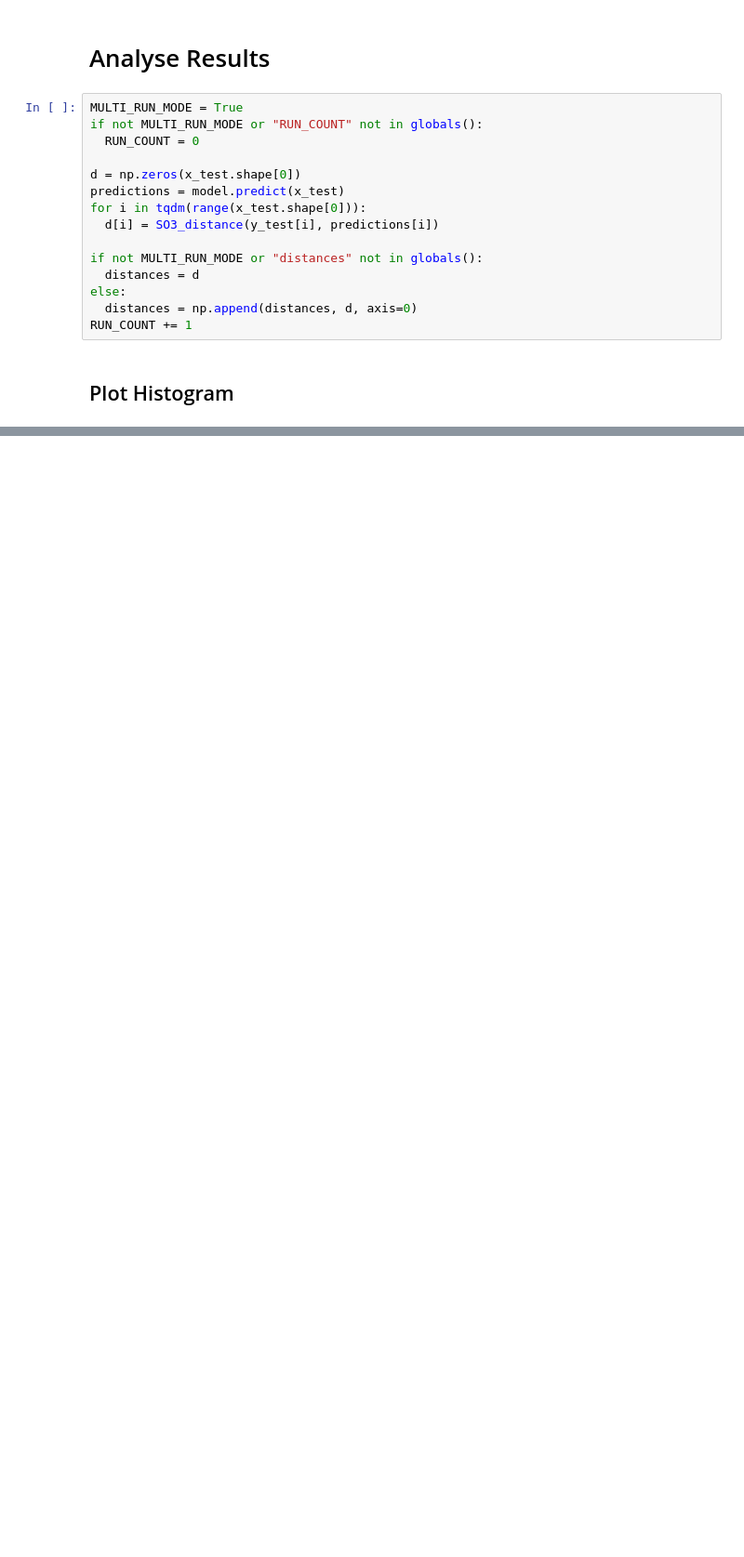
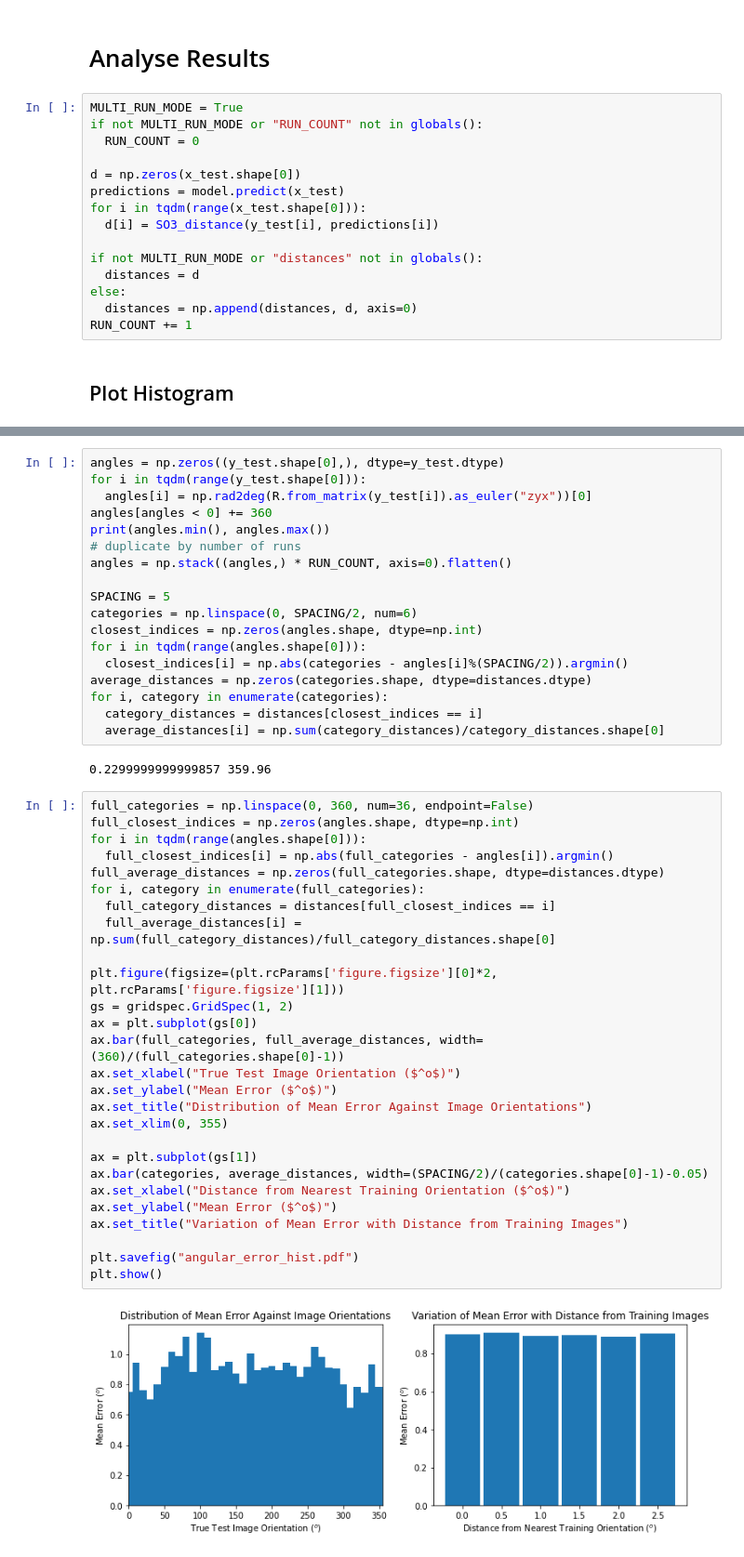
Before and after one commit to SEMOrientation/Y4ProjectNotebooks, a Jupyter notebook: 2D_Network.ipynb, the cells around one changed output, grey strips where cells are left out. Shown: that part at 93% size. Cells and saved outputs as stored; diff of their text form; blank space fills up the shorter version.

Commit message:
Add graphs of average error against angle

```diff
--- a/2D_Network.ipynb
+++ b/2D_Network.ipynb
@@ -546,0 +549,49 @@ Max probability at: 0.6248562761578005
+# %%
+angles = np.zeros((y_test.shape[0],), dtype=y_test.dtype)
+for i in tqdm(range(y_test.shape[0])):
+  angles[i] = np.rad2deg(R.from_matrix(y_test[i]).as_euler("zyx"))[0]
+angles[angles < 0] += 360
+print(angles.min(), angles.max())
+# duplicate by number of runs
+angles = np.stack((angles,) * RUN_COUNT, axis=0).flatten()
+
+SPACING = 5
+categories = np.linspace(0, SPACING/2, num=6)
+closest_indices = np.zeros(angles.shape, dtype=np.int)
+for i in tqdm(range(angles.shape[0])):
+  closest_indices[i] = np.abs(categories - angles[i]%(SPACING/2)).argmin()
+average_distances = np.zeros(categories.shape, dtype=distances.dtype)
+for i, category in enumerate(categories):
+  category_distances = distances[closest_indices == i]
+  average_distances[i] = np.sum(category_distances)/category_distances.shape[0]
+# %% [output]
+0.2299999999999857 359.96
+# %%
+full_categories = np.linspace(0, 360, num=36, endpoint=False)
+full_closest_indices = np.zeros(angles.shape, dtype=np.int)
+for i in tqdm(range(angles.shape[0])):
+  full_closest_indices[i] = np.abs(full_categories - angles[i]).argmin()
+full_average_distances = np.zeros(full_categories.shape, dtype=distances.dtype)
+for i, category in enumerate(full_categories):
+  full_category_distances = distances[full_closest_indices == i]
+  full_average_distances[i] = np.sum(full_category_distances)/full_category_distances.shape[0]
+
+plt.figure(figsize=(plt.rcParams['figure.figsize'][0]*2, plt.rcParams['figure.figsize'][1]))
+gs = gridspec.GridSpec(1, 2)
+ax = plt.subplot(gs[0])
+ax.bar(full_categories, full_average_distances, width=(360)/(full_categories.shape[0]-1))
+ax.set_xlabel("True Test Image Orientation ($^o$)")
+ax.set_ylabel("Mean Error ($^o$)")
+ax.set_title("Distribution of Mean Error Against Image Orientations")
+ax.set_xlim(0, 355)
+
+ax = plt.subplot(gs[1])
+ax.bar(categories, average_distances, width=(SPACING/2)/(categories.shape[0]-1)-0.05)
+ax.set_xlabel("Distance from Nearest Training Orientation ($^o$)")
+ax.set_ylabel("Mean Error ($^o$)")
+ax.set_title("Variation of Mean Error with Distance from Training Images")
+
+plt.savefig("angular_error_hist.pdf")
+plt.show()
+# %% [output]
+[figure, added]
```
Also changed, not shown: parts of 10 cells of this notebook.
